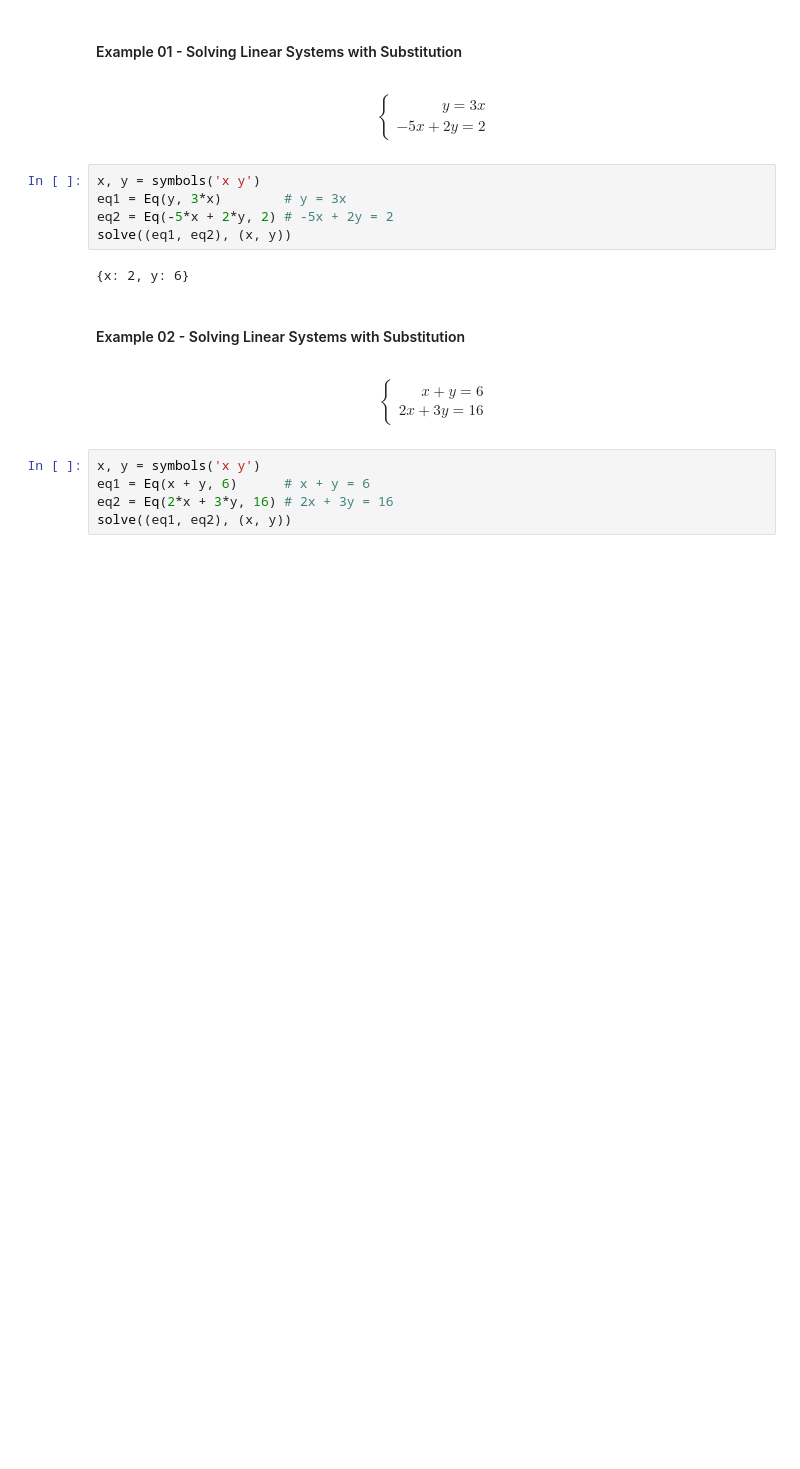
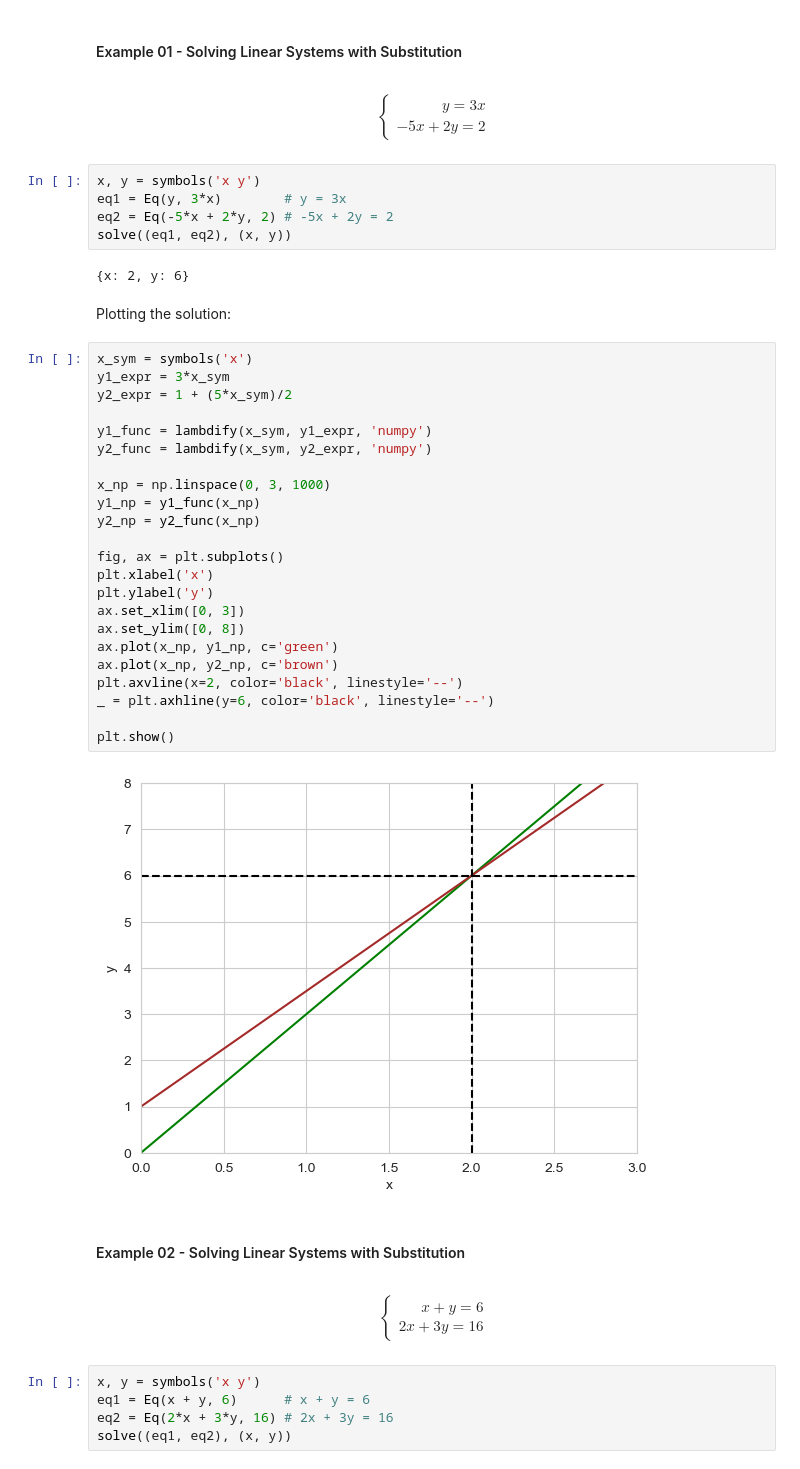
Before and after one commit to valatwork/linear-algebra, a Jupyter notebook: project/008-solving-linear-systems.ipynb, the cells around one changed output. Drawn from its saved outputs; the diff is of its cells as text; blank space fills up the shorter version.

Commit message:
Refactor solving linear systems notebook with substitution and elimination examples, including visualizations

```diff
--- a/project/008-solving-linear-systems.ipynb
+++ b/project/008-solving-linear-systems.ipynb
@@ -27,6 +30,33 @@ eq2 = Eq(-5*x + 2*y, 2) # -5x + 2y = 2
 solve((eq1, eq2), (x, y))
 # %% [output]
 {x: 2, y: 6}
+# %% [markdown]
+Plotting the solution:
+# %%
+x_sym = symbols('x')
+y1_expr = 3*x_sym
+y2_expr = 1 + (5*x_sym)/2
+
+y1_func = lambdify(x_sym, y1_expr, 'numpy')
+y2_func = lambdify(x_sym, y2_expr, 'numpy')
+
+x_np = np.linspace(0, 3, 1000)
+y1_np = y1_func(x_np)
+y2_np = y2_func(x_np)
+
+fig, ax = plt.subplots()
+plt.xlabel('x')
+plt.ylabel('y')
+ax.set_xlim([0, 3])
+ax.set_ylim([0, 8])
+ax.plot(x_np, y1_np, c='green')
+ax.plot(x_np, y2_np, c='brown')
+plt.axvline(x=2, color='black', linestyle='--')
+_ = plt.axhline(y=6, color='black', linestyle='--')
+
+plt.show()
+# %% [output]
+[figure, added]
 # %% [markdown]
 #### Example 02 - Solving Linear Systems with Substitution
 # %% [markdown]
```
Also changed, not shown: parts of 5 cells of this notebook.
